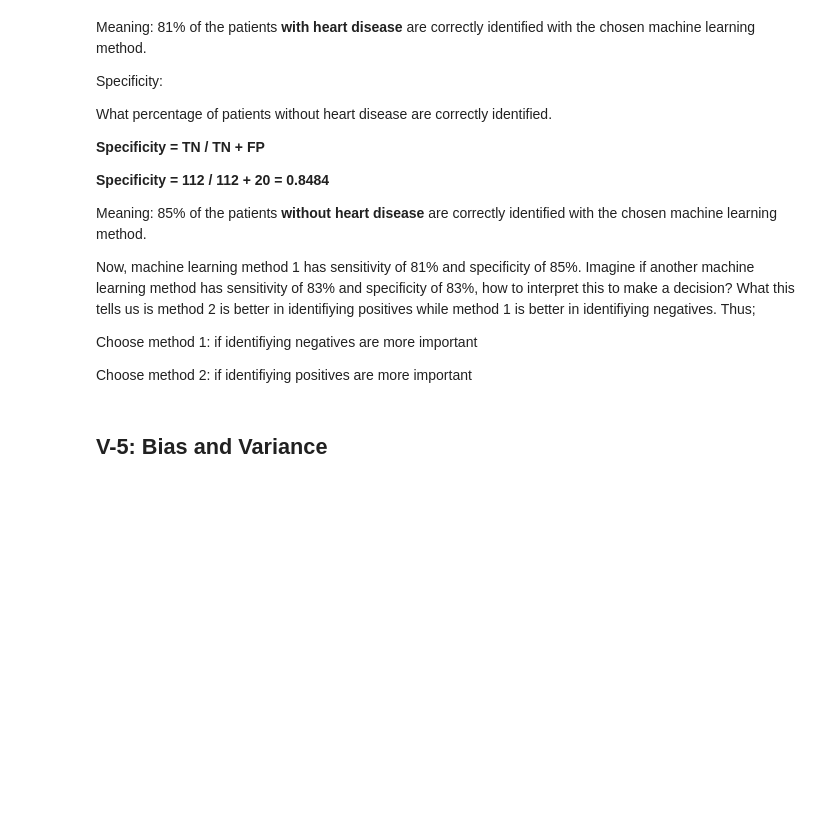
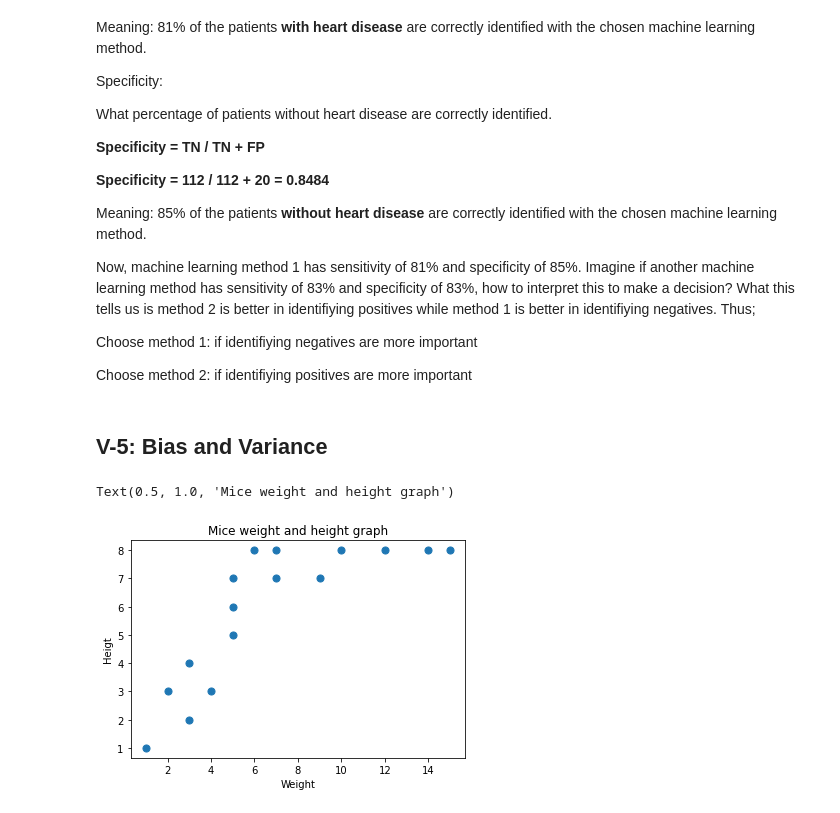
Before and after one commit to MorodoLimited/StatQuest, a Jupyter notebook: machine-learning-playlist.ipynb, the cells around one changed output. Cells and saved outputs as stored; diff of their text form; code cells hidden in the pictures; blank space fills up the shorter version.

```diff
--- a/machine-learning-playlist.ipynb
+++ b/machine-learning-playlist.ipynb
@@ -139,3 +139,24 @@ Choose method 1: if identifiying negatives are more important
 Choose method 2: if identifiying positives are more important
 # %% [markdown]
 ## V-5: Bias and Variance
+# %%
+import matplotlib.pyplot as plt
+
+# x axis values - weight
+x = [1,3,2,4,3,5,5,5,6,7,9,7,10,12,14,15]
+# y axis values - height
+y = [1,2,3,3,4,6,5,7,8,7,7,8,8,8,8,8]
+
+# plotting the points
+plt.scatter(x, y, s=50)
+
+# naming the x axis
+plt.xlabel('Weight')
+# naming the y axis
+plt.ylabel('Heigt')
+
+# giving a title to my graph
+plt.title('Mice weight and height graph')
+# %% [output]
+Text(0.5, 1.0, 'Mice weight and height graph')
+[figure, added]
```
Also changed, not shown: parts of 5 cells of this notebook.
